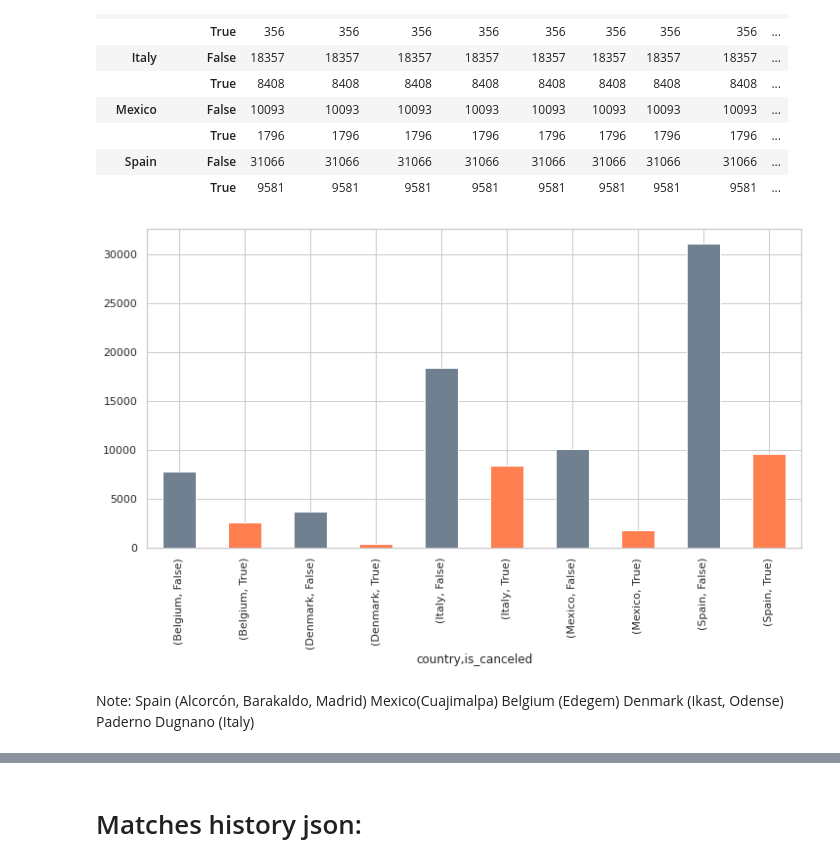
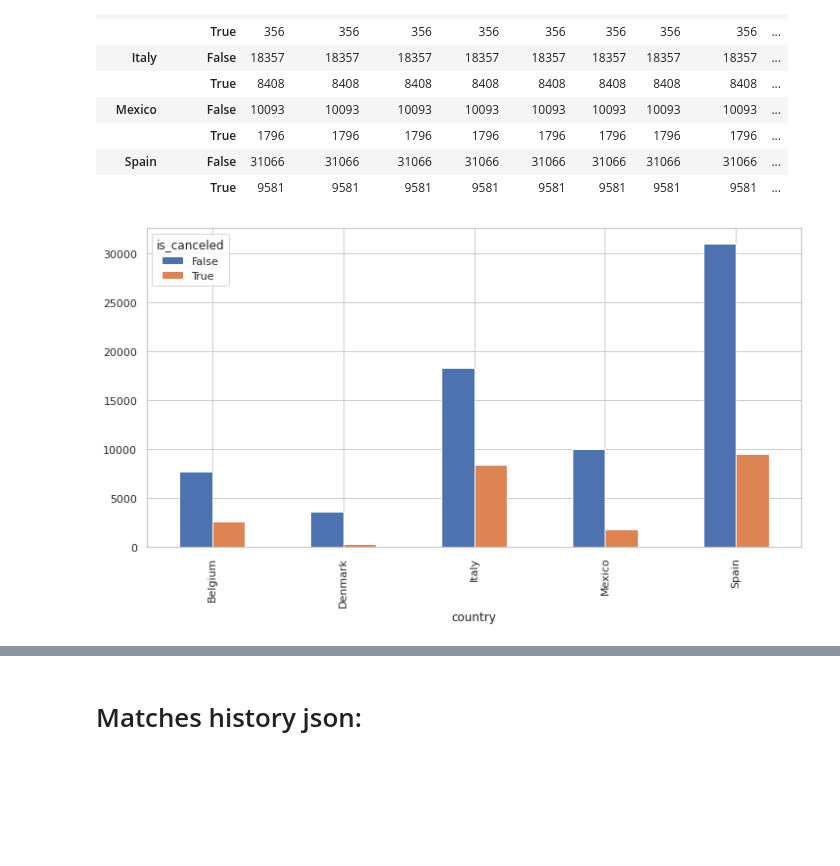
Before and after one commit to Lydia-Arocena/Playtomic, a Jupyter notebook: Data_exploration_.ipynb, the cells around one changed output, grey strips where cells are left out. Cells and saved outputs as stored; diff of their text form; code cells hidden in the pictures; blank space fills up the shorter version.

```diff
--- a/Data_exploration_.ipynb
+++ b/Data_exploration_.ipynb
@@ -115,6 +116,10 @@ total.sort_values(by="created_at").head(1) # Data from 25.03.2021 until 15.01.20
 | 1555 | 740a0491-7a86-4217 | True | 2021-03-25 16:48:21.301 UTC | 2021-10-07 15:30:00 UTC | 2021-10-07 17:00:00 UTC | AEMGNN | PADEL | da7cb23b-43b3-11e8 | Europadel | ... |
 # %%
 total["country"]=total.city.apply(cf.get_country)
+# %%
+total["creation_month"]=total["created_at"].apply(cf.get_month)
+# %%
+total["creation_year"]=total["created_at"].apply(cf.get_year)
 # %%
 total.sample()
 # %% [output]
@@ -162,12 +174,6 @@ played_bycity
 | Spain | False | 31066 | 31066 | 31066 | 31066 | 31066 | 31066 | 31066 | 31066 | ... |
 |  | True | 9581 | 9581 | 9581 | 9581 | 9581 | 9581 | 9581 | 9581 | ... |
 # %%
-total.groupby(["country", "is_canceled"])["is_canceled"].count().plot(kind="bar", color=["slategray","coral"]);
+total.groupby(["country", "is_canceled"])["is_canceled"].count().unstack().plot(kind="bar");
 # %% [output]
-[figure, old version]
+[figure, new version]
-# %% [markdown]
-Note: Spain (Alcorcón, Barakaldo, Madrid)
-      Mexico(Cuajimalpa)
-      Belgium (Edegem)
-      Denmark (Ikast, Odense)
-      Paderno Dugnano (Italy)
```
Also changed, not shown: parts of 43 cells of this notebook, 1 other file.
